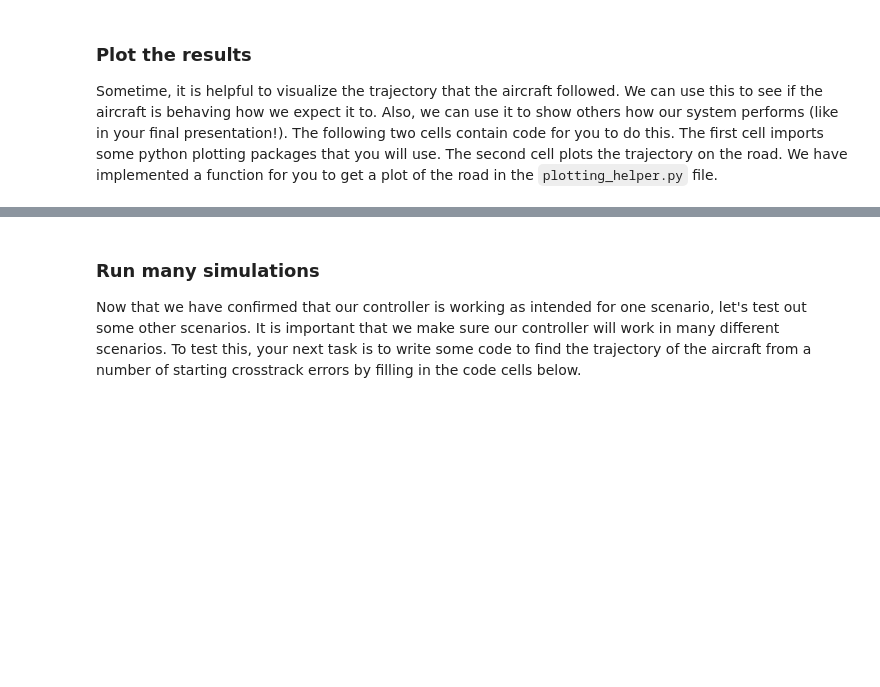
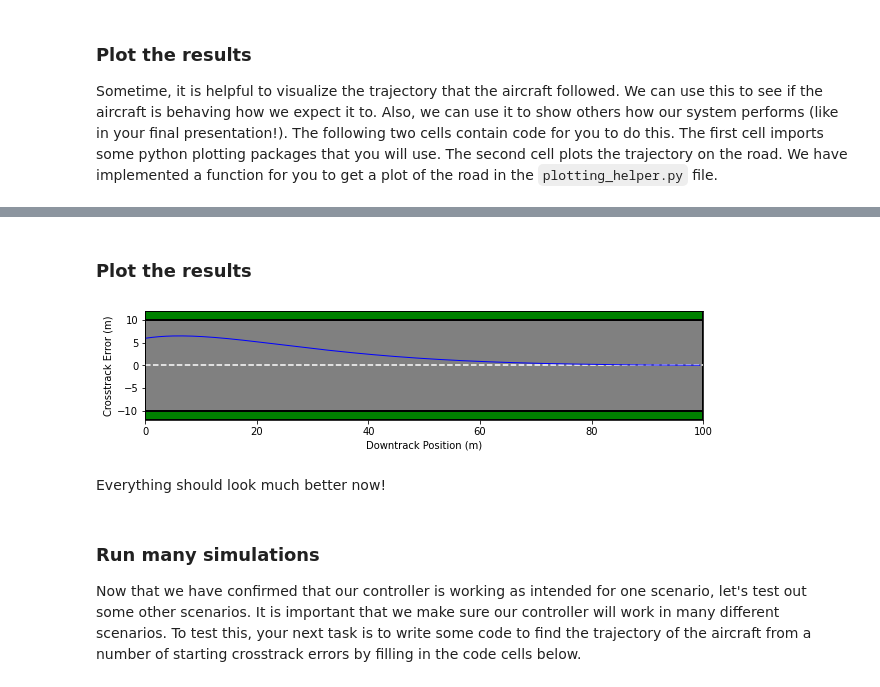
Before and after one commit to smkatz12/AI4AllRobotics2021, a Jupyter notebook: TaxiControllerSolution.ipynb, the cells around one changed output, grey strips where cells are left out. Drawn from its saved outputs; the diff is of its cells as text; code cells hidden in the pictures; blank space fills up the shorter version.

```diff
--- a/TaxiControllerSolution.ipynb
+++ b/TaxiControllerSolution.ipynb
@@ -222,0 +277,13 @@ plt.show()
+# %%
+def getControl(client, cte, he):
+    """ Returns steering angle command using proportional control
+        Args:
+            client: XPlane Client
+            cte: current estimate of the crosstrack error, x (meters)
+            he: current estimate of the heading error, theta (degrees)
+    """
+    # STUDENT CODE START
+    cte_gain = -0.74
+    he_gain = -0.44
+    return cte_gain * cte + he_gain * he
+    # STUDENT CODE END
@@ -223,3 +293,21 @@ plt.show()
+# %%
+cte_history, he_history, dtp_history = simulate_controller(client, 6.0, 10.0, START_DTP, getState, getControl, useXPlane = True)
+# %% [markdown]
+### Plot the results
+# %%
+# Get the plot of the road
+fig, ax = plot_road()
+# Plot the trajectory on the road
+ax.plot(dtp_history - START_DTP, cte_history, 'b', linewidth=1)
+# Add axis labels
+ax.set_xlabel('Downtrack Position (m)')
+ax.set_ylabel('Crosstrack Error (m)')
+# Display the plot
+plt.show()
+# %% [output]
+[figure, added]
+# %% [markdown]
+Everything should look much better now!
 # %% [markdown]
 ### Run many simulations
 
```
Also changed, not shown: parts of 19 cells of this notebook, 7 other files.
